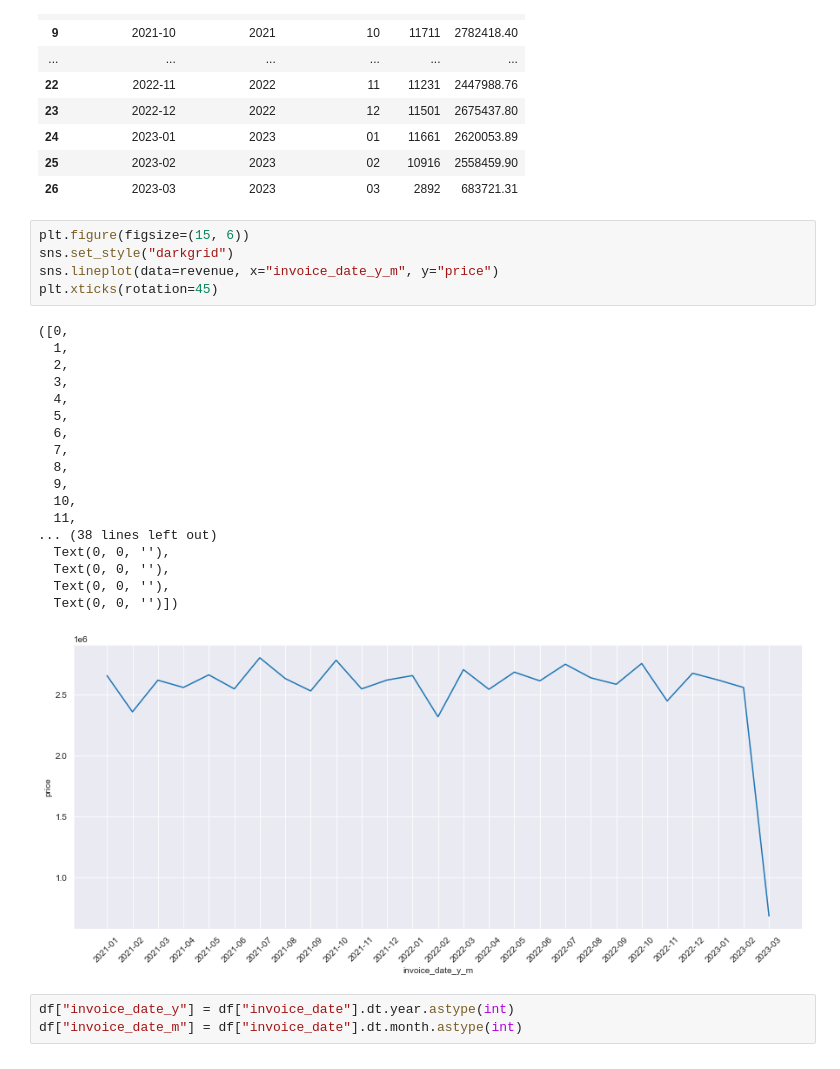
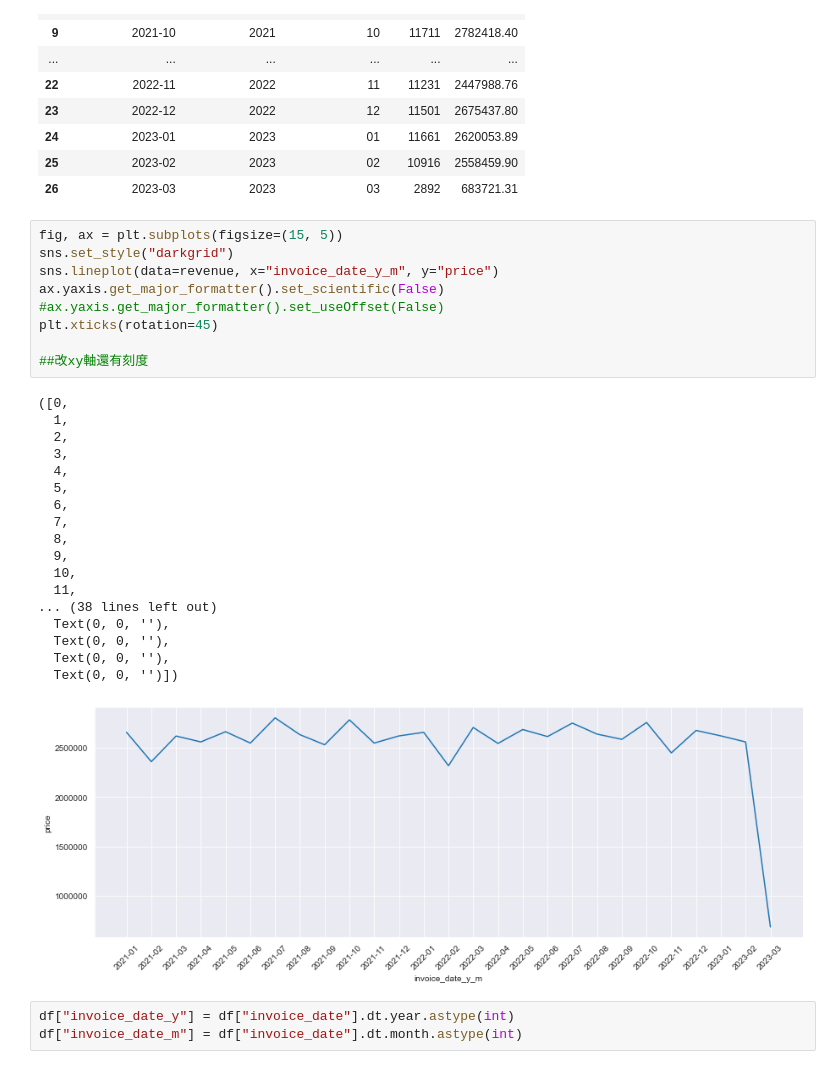
Before and after one commit to LiangYuDer/E-commerce-Analysis, a Jupyter notebook: ec_analysis.ipynb, the cells around one changed output. Drawn from its saved outputs; the diff is of its cells as text.

```diff
--- a/ec_analysis.ipynb
+++ b/ec_analysis.ipynb
@@ -63,29 +63,33 @@ revenue
 | 25 | 2023-02 | 2023 | 02 | 10916 | 2558459.90 |
 | 26 | 2023-03 | 2023 | 03 | 2892 | 683721.31 |
 # %%
-plt.figure(figsize=(15, 6))
+fig, ax = plt.subplots(figsize=(15, 5))
 sns.set_style("darkgrid")
 sns.lineplot(data=revenue, x="invoice_date_y_m", y="price")
+ax.yaxis.get_major_formatter().set_scientific(False)
+#ax.yaxis.get_major_formatter().set_useOffset(False)
 plt.xticks(rotation=45)
+
+##改xy軸還有刻度
 # %% [output]
 ([0,
   1,
   2,
   3,
   4,
   5,
   6,
   7,
   8,
   9,
   10,
   11,
 ... (38 lines left out)
   Text(0, 0, ''),
   Text(0, 0, ''),
   Text(0, 0, ''),
   Text(0, 0, '')])
-[figure, old version]
+[figure, new version]
 # %%
 df["invoice_date_y"] = df["invoice_date"].dt.year.astype(int)
 df["invoice_date_m"] = df["invoice_date"].dt.month.astype(int)
```
Also changed, not shown: 9 other files.
